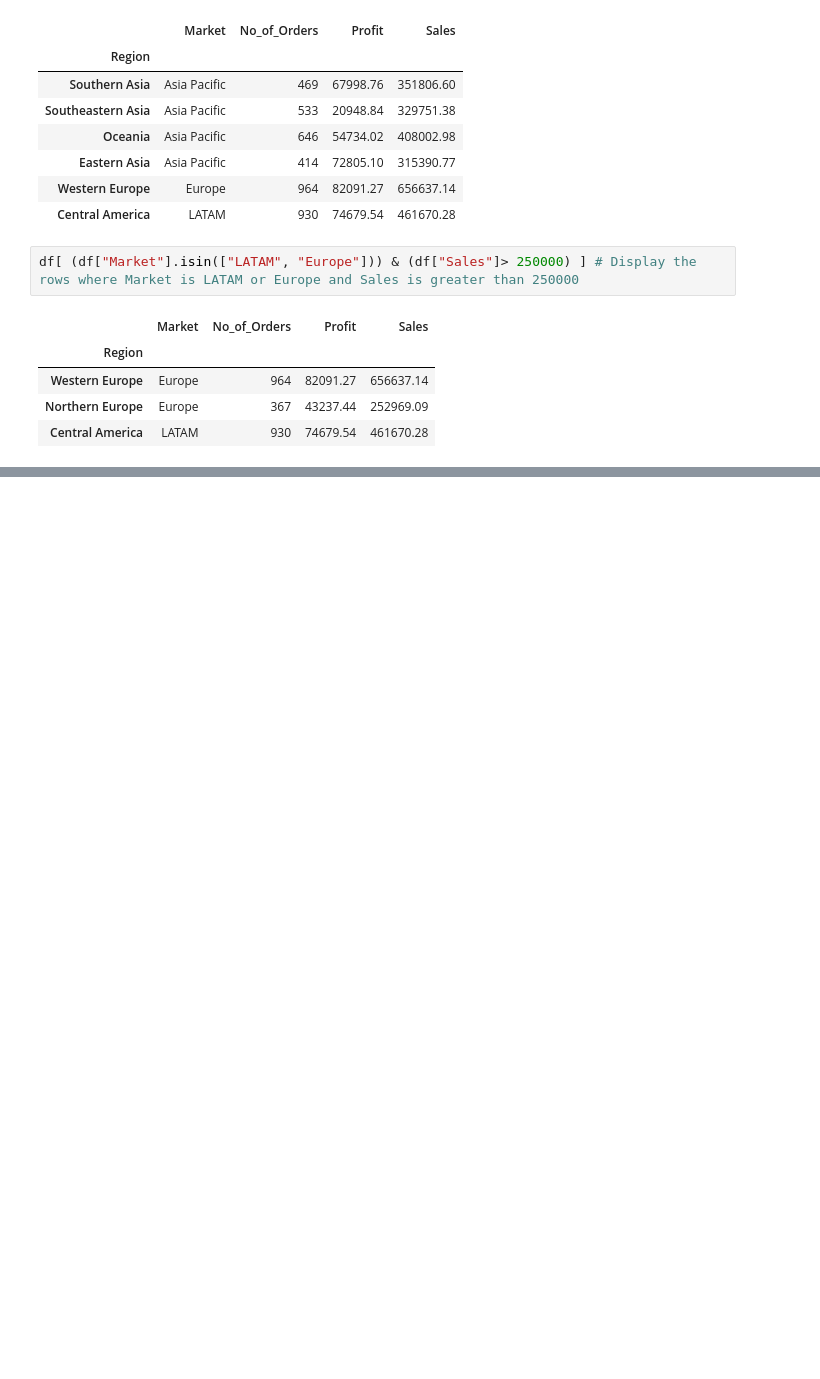
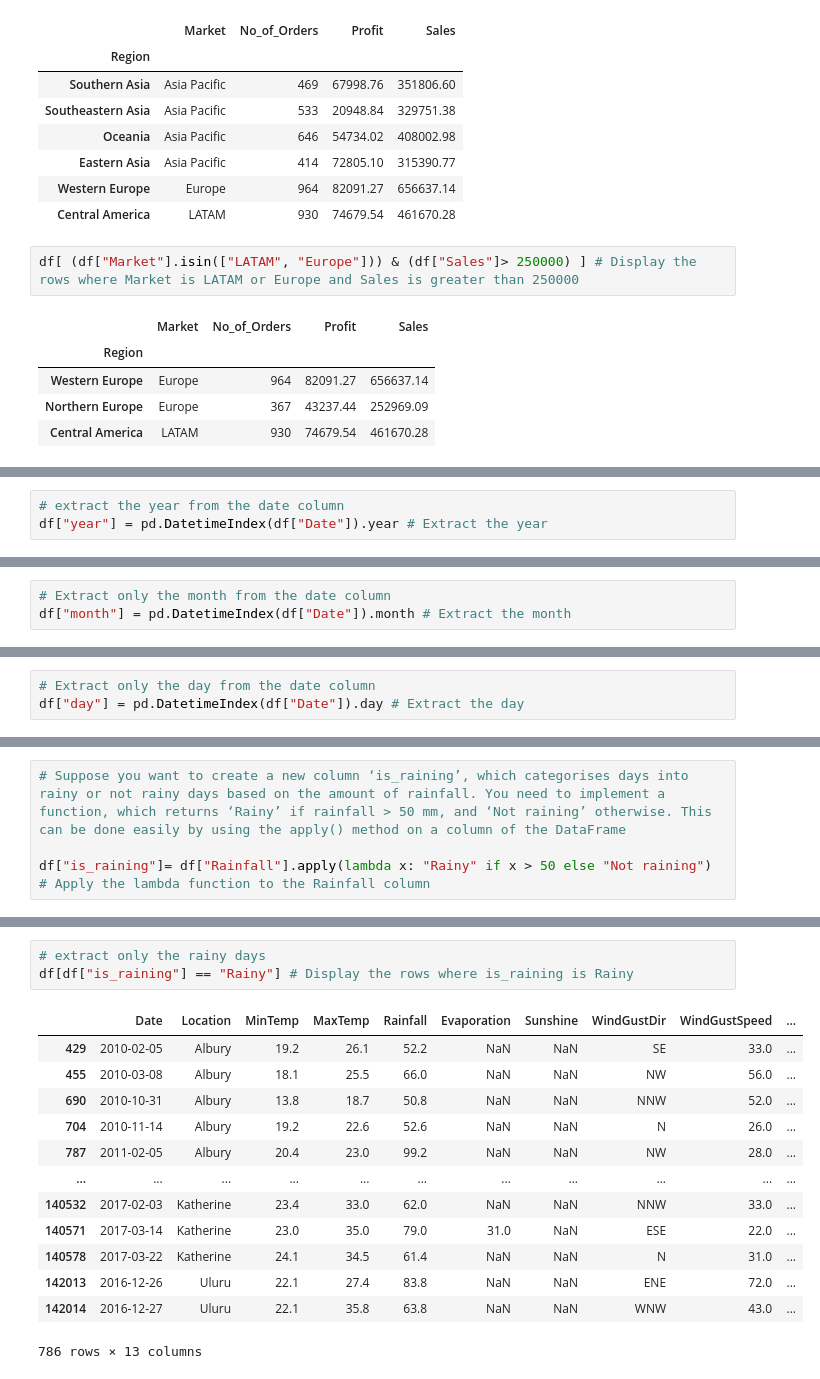
Before and after one commit to AsifVirani5/Project_Pandas_Codes, a Jupyter notebook: Pandas_Interview_Questions.ipynb, the cells around one changed output, grey strips where cells are left out. Cells and saved outputs as stored; diff of their text form; blank space fills up the shorter version.

```diff
--- a/Pandas_Interview_Questions.ipynb
+++ b/Pandas_Interview_Questions.ipynb
@@ -621,0 +681,3 @@ df[ (df["Market"].isin(["LATAM", "Europe"])) & (df["Sales"]> 250000) ] # Display
+# %%
+# extract the year from the date column
+df["year"] = pd.DatetimeIndex(df["Date"]).year # Extract the year
@@ -621,0 +693,3 @@ df[ (df["Market"].isin(["LATAM", "Europe"])) & (df["Sales"]> 250000) ] # Display
+# %%
+# Extract only the month from the date column
+df["month"] = pd.DatetimeIndex(df["Date"]).month # Extract the month
@@ -621,0 +705,3 @@ df[ (df["Market"].isin(["LATAM", "Europe"])) & (df["Sales"]> 250000) ] # Display
+# %%
+# Extract only the day from the date column
+df["day"] = pd.DatetimeIndex(df["Date"]).day # Extract the day
@@ -621,0 +717,4 @@ df[ (df["Market"].isin(["LATAM", "Europe"])) & (df["Sales"]> 250000) ] # Display
+# %%
+# Suppose you want to create a new column ‘is_raining’, which categorises days into rainy or not rainy days based on the amount of rainfall. You need to implement a function, which returns ‘Rainy’ if rainfall > 50 mm, and ‘Not raining’ otherwise. This can be done easily by using the apply() method on a column of the DataFrame
+
+df["is_raining"]= df["Rainfall"].apply(lambda x: "Rainy" if x > 50 else "Not raining") # Apply the lambda function to the Rainfall column
@@ -621,0 +741,17 @@ df[ (df["Market"].isin(["LATAM", "Europe"])) & (df["Sales"]> 250000) ] # Display
+# %%
+# extract only the rainy days
+df[df["is_raining"] == "Rainy"] # Display the rows where is_raining is Rainy
+# %% [output]
+|  | Date | Location | MinTemp | MaxTemp | Rainfall | Evaporation | Sunshine | WindGustDir | WindGustSpeed | ... |
+| 429 | 2010-02-05 | Albury | 19.2 | 26.1 | 52.2 | NaN | NaN | SE | 33.0 | ... |
+| 455 | 2010-03-08 | Albury | 18.1 | 25.5 | 66.0 | NaN | NaN | NW | 56.0 | ... |
+| 690 | 2010-10-31 | Albury | 13.8 | 18.7 | 50.8 | NaN | NaN | NNW | 52.0 | ... |
+| 704 | 2010-11-14 | Albury | 19.2 | 22.6 | 52.6 | NaN | NaN | N | 26.0 | ... |
+| 787 | 2011-02-05 | Albury | 20.4 | 23.0 | 99.2 | NaN | NaN | NW | 28.0 | ... |
+| ... | ... | ... | ... | ... | ... | ... | ... | ... | ... | ... |
+| 140532 | 2017-02-03 | Katherine | 23.4 | 33.0 | 62.0 | NaN | NaN | NNW | 33.0 | ... |
+| 140571 | 2017-03-14 | Katherine | 23.0 | 35.0 | 79.0 | 31.0 | NaN | ESE | 22.0 | ... |
+| 140578 | 2017-03-22 | Katherine | 24.1 | 34.5 | 61.4 | NaN | NaN | N | 31.0 | ... |
+| 142013 | 2016-12-26 | Uluru | 22.1 | 27.4 | 83.8 | NaN | NaN | ENE | 72.0 | ... |
+| 142014 | 2016-12-27 | Uluru | 22.1 | 35.8 | 63.8 | NaN | NaN | WNW | 43.0 | ... |
+786 rows × 13 columns
```
Also changed, not shown: parts of 19 cells of this notebook, 4 other files.
